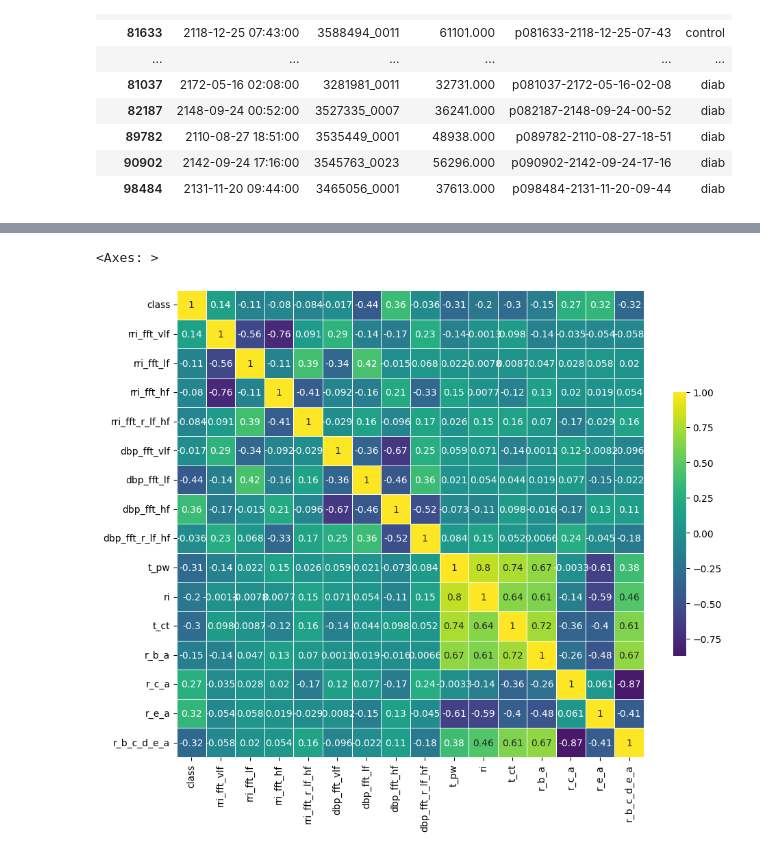
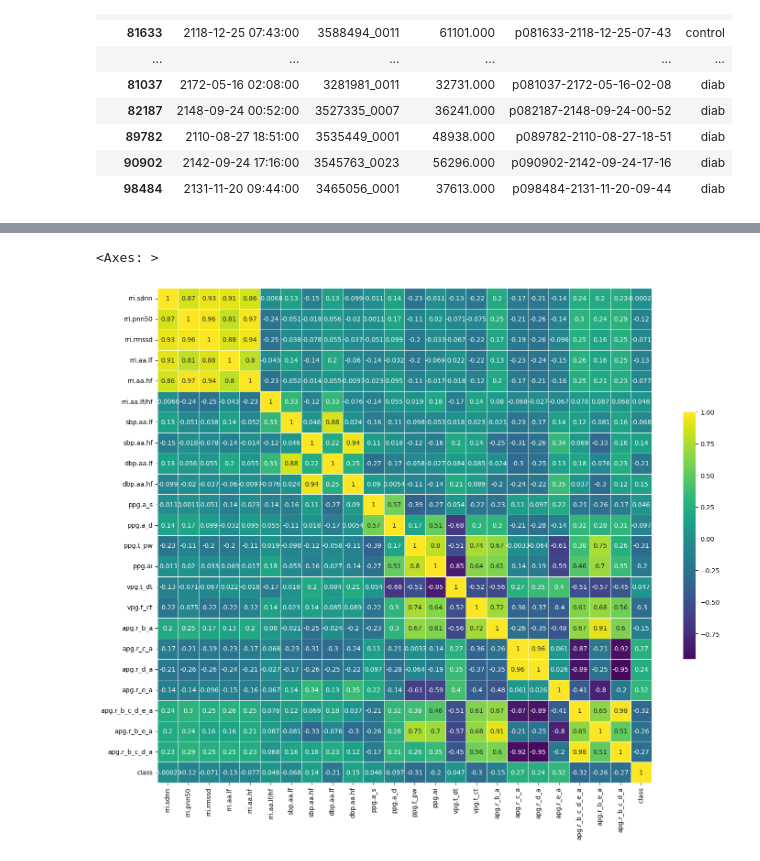
Before and after one commit to thvlio/masters-research, a Jupyter notebook: features.ipynb, the cells around one changed output, grey strips where cells are left out. Cells and saved outputs as stored; diff of their text form; code cells hidden in the pictures.

```diff
--- a/features.ipynb
+++ b/features.ipynb
@@ -125,4 +100,6 @@ df_selected
 # %%
-df = df_subjects[['class']].merge(df_selected, left_index=True, right_index=True)
+df = df_features.merge(df_subjects[['class']], left_index=True, right_index=True)
+df = df.drop(columns=df.columns[df.columns.str.contains('.ra.')])
+df['class'] = df['class'].map({'control': 0, 'diab': 1})
 df
 # %% [output]
@@ -147,10 +127,8 @@ df
+# %%
+df_corr = df.corr()
 # %%
-corr = df.replace({'control': 0, 'diab': 1}).infer_objects(copy=False).corr()
-fig, ax = plt.subplots(figsize=(11, 10))
-cmap = 'viridis'
-# mask = np.triu(np.ones_like(corr, dtype=bool))
-# sns.heatmap(corr, mask=mask, cmap=cmap, center=0, annot=True, square=True, linewidths=.5, cbar_kws={"shrink": .5})
-sns.heatmap(corr, cmap=cmap, center=0, annot=True, square=True, linewidths=.5, cbar_kws={"shrink": .5})
+fig, ax = plt.subplots(figsize=(18, 14))
+sns.heatmap(df_corr, cmap='viridis', center=0, annot=True, square=True, linewidths=.5, cbar_kws={"shrink": .5})
 # %% [output]
 <Axes: >
-[figure, old version]
+[figure, new version]
```
Also changed, not shown: parts of 10 cells of this notebook, 4 other files.
